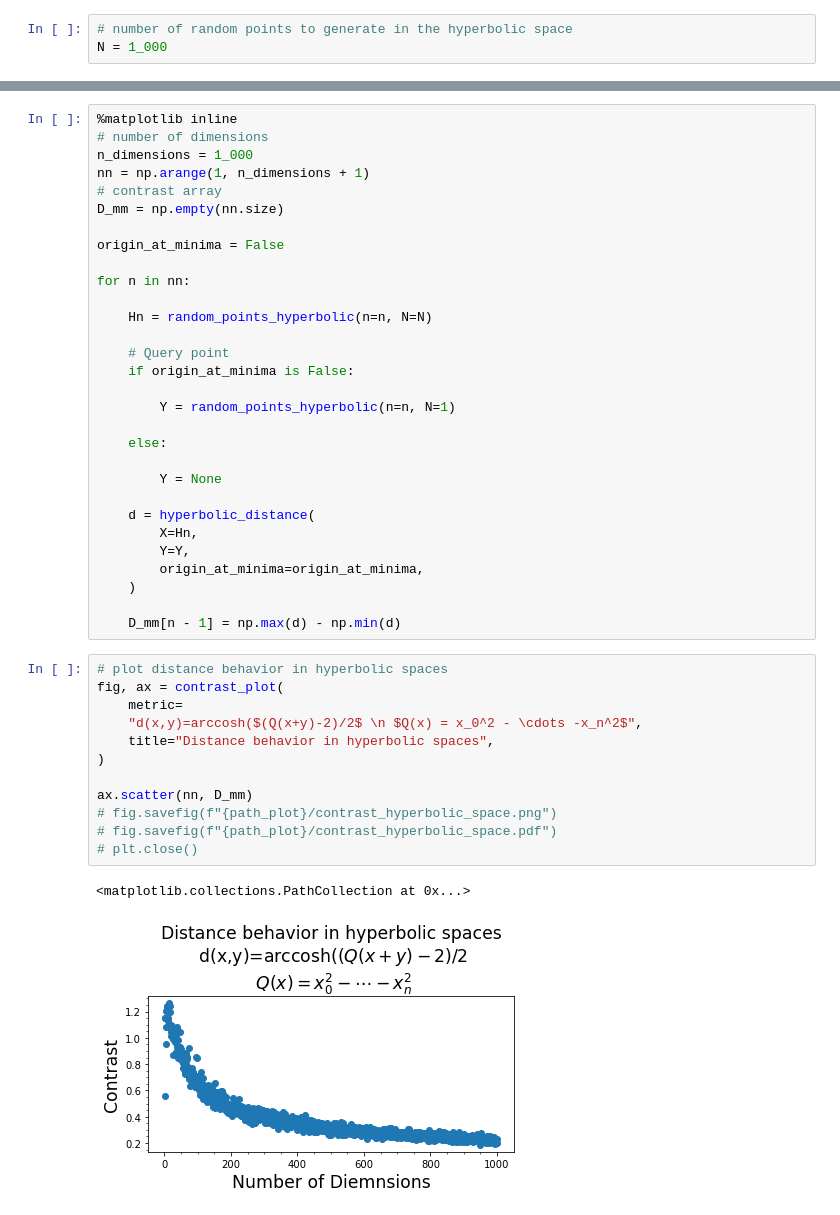
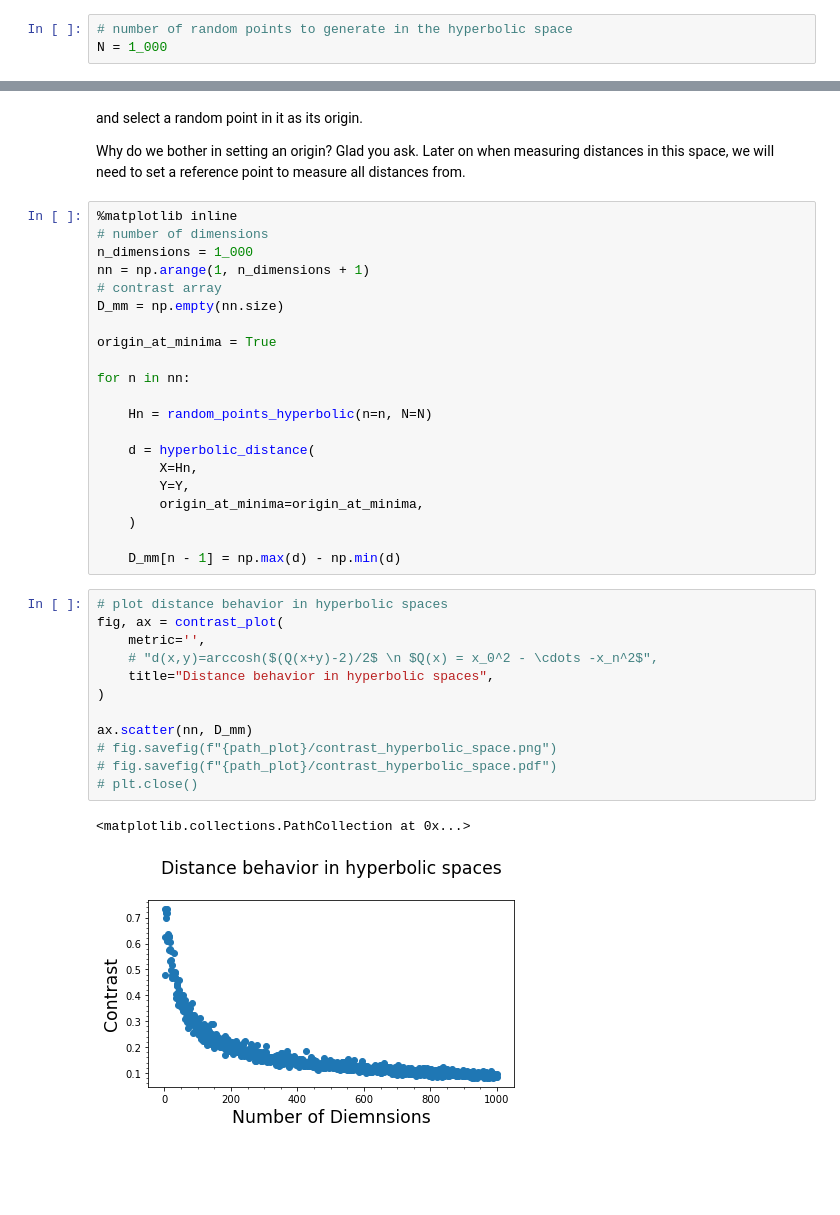
Before and after one commit to ed-ortizm/topological-curse-of-dimensionality, a Jupyter notebook: hyperbolic.ipynb, the cells around one changed output, grey strips where cells are left out. Cells and saved outputs as stored; diff of their text form; blank space fills up the shorter version.

Commit message:
documentation: hyperbolic notebook
Add titles for 1 and 2 hyperbolas. Remove metric definition in contrast plot

```diff
--- a/hyperbolic.ipynb
+++ b/hyperbolic.ipynb
@@ -87,3 +92,9 @@ ax.scatter(
+# %% [markdown]
+ and select a random point in it as its origin.
+
+Why do we bother in setting an origin?
+Glad you ask.
+Later on when measuring distances in this space, we will need to set a reference point to measure all distances from.
 # %%
 %matplotlib inline
 # number of dimensions
@@ -92,20 +103,11 @@ nn = np.arange(1, n_dimensions + 1)
 # contrast array
 D_mm = np.empty(nn.size)
 
-origin_at_minima = False
+origin_at_minima = True
 
 for n in nn:
 
     Hn = random_points_hyperbolic(n=n, N=N)
-
-    # Query point
-    if origin_at_minima is False:
-
-        Y = random_points_hyperbolic(n=n, N=1)
-
-    else:
-
-        Y = None
 
     d = hyperbolic_distance(
         X=Hn,
@@ -117,15 +119,15 @@ for n in nn:
 # %%
 # plot distance behavior in hyperbolic spaces
 fig, ax = contrast_plot(
-    metric=
-    "d(x,y)=arccosh($(Q(x+y)-2)/2$ \n $Q(x) = x_0^2 - \cdots -x_n^2$",
+    metric='',
+    # "d(x,y)=arccosh($(Q(x+y)-2)/2$ \n $Q(x) = x_0^2 - \cdots -x_n^2$",
     title="Distance behavior in hyperbolic spaces",
 )
 
 ax.scatter(nn, D_mm)
 # fig.savefig(f"{path_plot}/contrast_hyperbolic_space.png")
 # fig.savefig(f"{path_plot}/contrast_hyperbolic_space.pdf")
 # plt.close()
 # %% [output]
 <matplotlib.collections.PathCollection at 0x...>
-[figure, old version]
+[figure, new version]
```
Also changed, not shown: parts of 5 cells of this notebook.
